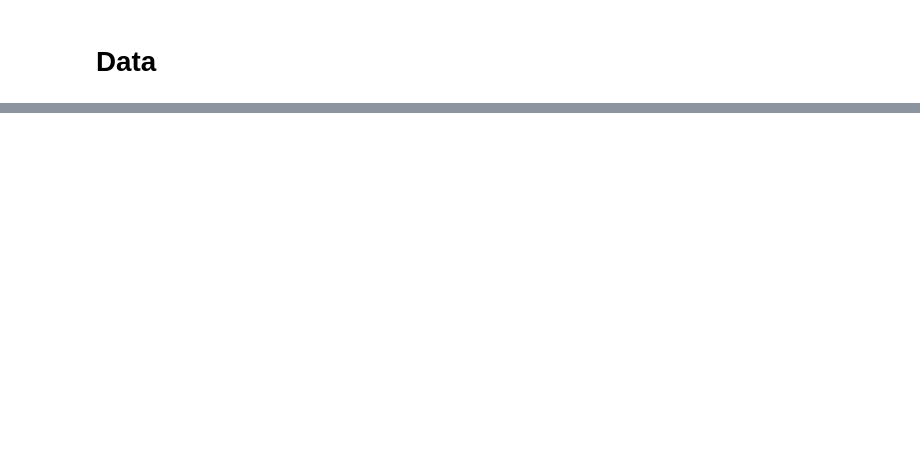
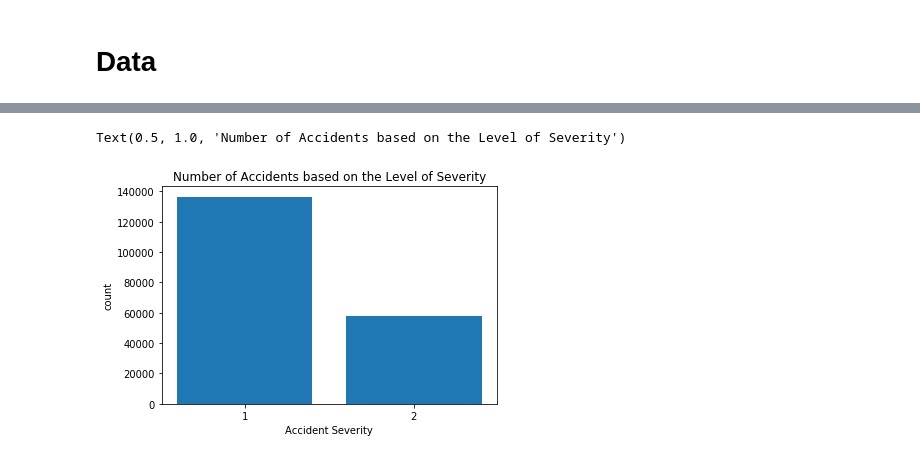
Before and after one commit to atena-data/CarAccidentPrediction_ML, a Jupyter notebook: Accident Prediction.ipynb, the cells around one changed output, grey strips where cells are left out. Saved outputs shown, nothing was run; the diff lists cells and outputs as text; code cells hidden in the pictures; blank space fills up the shorter version.

```diff
--- a/Accident Prediction.ipynb
+++ b/Accident Prediction.ipynb
@@ -19,0 +116,4 @@ Hello Capstone Project Course!
+# %%
+df_col.drop(['X','Y','OBJECTID','INCKEY','COLDETKEY', 'REPORTNO', 'EXCEPTRSNCODE', 'EXCEPTRSNDESC', 'SEVERITYDESC', 'SDOT_COLCODE', 'SDOT_COLDESC', \
+            'PEDROWNOTGRNT', 'ST_COLDESC', 'SEGLANEKEY', 'CROSSWALKKEY', 'HITPARKEDCAR', 'SEVERITYCODE.1', 'INATTENTIONIND', 'JUNCTIONTYPE', \
+            'LOCATION', 'INCDATE', 'INCDTTM', 'SDOTCOLNUM', 'STATUS', 'UNDERINFL', 'INTKEY', 'ST_COLCODE'], axis=1, inplace=True)
@@ -19,0 +195,3 @@ Hello Capstone Project Course!
+# %%
+# all the NAN speeding values are replaced by N, meaning that accident did not involve speeding.
+df_col['SPEEDING'].replace(np.nan, 'N', inplace=True)
@@ -19,0 +280,11 @@ Hello Capstone Project Course!
+# %%
+# distribution of accidents based on the severity code.
+severity_code = ['1', '2']
+pyplot.bar(severity_code, df_col['SEVERITYCODE'].value_counts())
+
+plt.xlabel("Accident Severity")
+plt.ylabel("count")
+plt.title("Number of Accidents based on the Level of Severity")
+# %% [output]
+Text(0.5, 1.0, 'Number of Accidents based on the Level of Severity')
+[figure, added]
```
Also changed, not shown: parts of 72 cells of this notebook.
